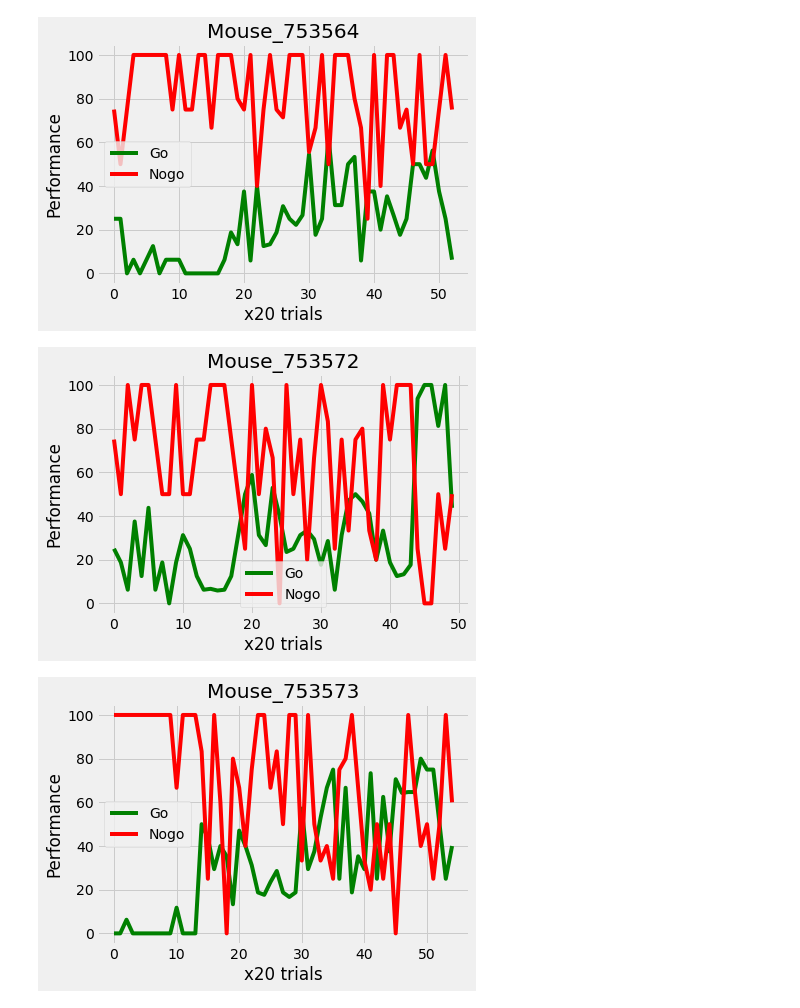
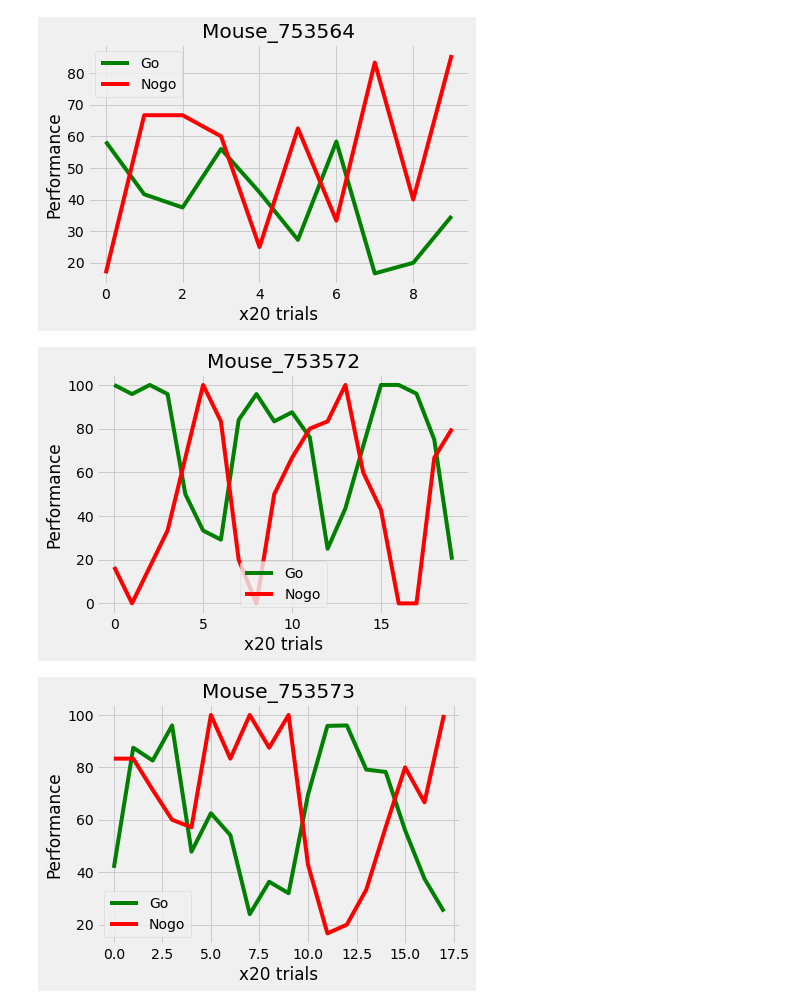
Before and after one commit to AntoninVerdier/Utilities, a Jupyter notebook: Elphy_Analysis/Untitled.ipynb, the cells around one changed output. Drawn from its saved outputs; the diff is of its cells as text; code cells hidden in the pictures.

```diff
--- a/Elphy_Analysis/Untitled.ipynb
+++ b/Elphy_Analysis/Untitled.ipynb
@@ -9,6 +9,6 @@ plt.style.use('fivethirtyeight')
 batch = s.Batch()
 # %%
 mice_id = batch.id_first_dlp
-mice = [Mouse(path='/home/pouple/PhD/Data/DLP/{}'.format(i), tag=['SPA'], dlp=True, rmgaps=True, verbose=True) for i in mice_id]
+mice = [Mouse(path='/home/anverdie/share/gaia/Data/Optogenetic/DLP/{}'.format(i), tag=['SPAF'], dlp=True, rmgaps='Antonin', verbose=True) for i in mice_id]
 # %% [output]
 Processing files for mice 753564...
@@ -31,35 +27,38 @@ Gaps removed - 13012022 :
 # %%
 for mouse in mice:
-    ttype = [f.tr_type for f in mouse.elphy]
-    tcorr = [f.tr_corr for f in mouse.elphy]
-    ttype = [t[:len(c)] for t, c in zip(ttype, tcorr)]
-    ttype = np.concatenate(ttype)
-    tcorr = np.concatenate(tcorr)
+    if mouse.elphy:
 
-    task = ttype*tcorr
+        ta_type = [f.ta_type for f in mouse.elphy]
+        ttype = [f.tr_type for f in mouse.elphy]
+        tcorr = [f.tr_corr for f in mouse.elphy]
+        ttype = [t[:len(c)] for t, c in zip(ttype, tcorr)]
+        ttype = np.concatenate(ttype)
+        tcorr = np.concatenate(tcorr)
 
-    sf = 20
-    blocks = [ttype[i*sf:(i+1)*sf] for i in range(int(len(ttype)/sf))]
-    corr_blocks = [tcorr[i*sf:(i+1)*sf] for i in range(int(len(tcorr)/sf))]
+        task = ttype*tcorr
 
-    go = []
-    nogo = []
-    for i, b in enumerate(blocks):
-        idx_gos = np.where(b == 2)[0]
-        idx_nogos = np.where(b == 1)[0]
-        if len(idx_gos) > 0:
-            go.append(np.sum(corr_blocks[i][idx_gos])*100/len(idx_gos))
-            nogo.append(np.sum(corr_blocks[i][idx_nogos])*100/len(idx_nogos))
-    plt.plot(go, c='green', label='Go')
-    plt.plot(nogo, c='red', label='Nogo')
-    plt.legend()
-    plt.tight_layout()
-    plt.xlabel('x20 trials')
-    plt.ylabel('Performance')
-    plt.title('Mouse_{}'.format(mouse.ID))
-    plt.savefig('{}.png'.format(mouse.ID), dpi=250)
-    plt.show()
+        sf = 30
+        blocks = [ttype[i*sf:(i+1)*sf] for i in range(int(len(ttype)/sf))]
+        corr_blocks = [tcorr[i*sf:(i+1)*sf] for i in range(int(len(tcorr)/sf))]
+
+        go = []
+        nogo = []
+        for i, b in enumerate(blocks):
+            idx_gos = np.where(b == 2)[0]
+            idx_nogos = np.where(b == 1)[0]
+            if len(idx_gos) > 0:
+                go.append(np.sum(corr_blocks[i][idx_gos])*100/len(idx_gos))
+                nogo.append(np.sum(corr_blocks[i][idx_nogos])*100/len(idx_nogos))
+        plt.plot(go, c='green', label='Go')
+        plt.plot(nogo, c='red', label='Nogo')
+        plt.legend()
+        plt.tight_layout()
+        plt.xlabel('x20 trials')
+        plt.ylabel('Performance')
+        plt.title('Mouse_{}'.format(mouse.ID))
+        plt.savefig('{}.png'.format(mouse.ID), dpi=250)
+        plt.show()
 # %% [output]
-[figure, old version]
+[figure, new version]
-[figure, old version]
+[figure, new version]
-[figure, old version]
+[figure, new version]
```
Also changed, not shown: parts of 1 cell of this notebook, 4 other files.
